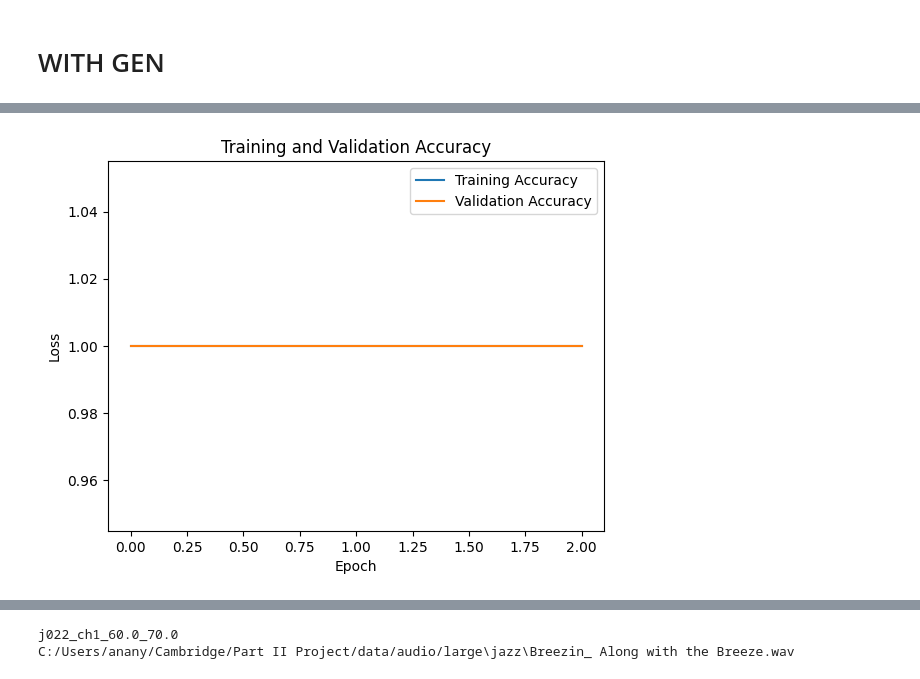
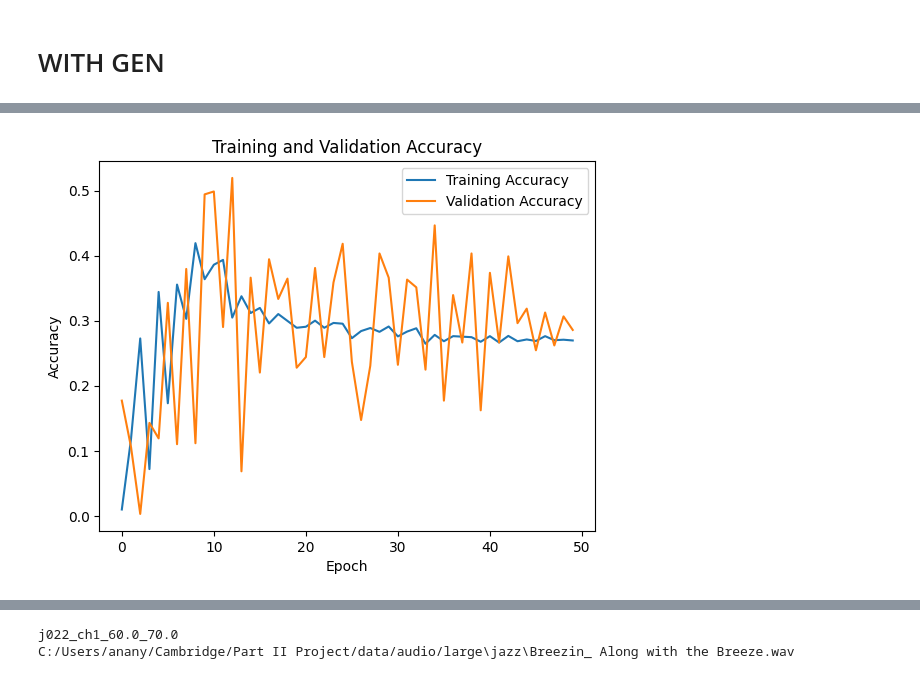
Before and after one commit to ananyajey/part-ii-project, a Jupyter notebook: main.ipynb, the cells around one changed output, grey strips where cells are left out. Drawn from its saved outputs; the diff is of its cells as text; code cells hidden in the pictures.

```diff
--- a/main.ipynb
+++ b/main.ipynb
@@ -307,8 +308,8 @@ else:
 # %%
 if not cross_validation and not generate:
     train_id_list, test_id_list = split_train_test(id_list=id_list, ratio=split_ratio)
-    train_ids, x_train, y_train = return_data(train_id_list, audio_dict=audio_dict, clip_length=clip_length, shift_length=shift_length, resize_dim=resize_dim, label_list=label_list, folderpath=image_folderpath)
-    test_ids, x_test, y_test = return_data(test_id_list, audio_dict=audio_dict, clip_length=clip_length, shift_length=shift_length, resize_dim=resize_dim, label_list=label_list, folderpath=image_folderpath)
+    train_ids, x_train, y_train = return_data(train_id_list, audio_dict=audio_dict, clip_length=clip_length, shift_length=shift_length, resize_dim=resize_dim, label_list=label_list, image_folderpath=image_folderpath)
+    test_ids, x_test, y_test = return_data(test_id_list, audio_dict=audio_dict, clip_length=clip_length, shift_length=shift_length, resize_dim=resize_dim, label_list=label_list, image_folderpath=image_folderpath)
 
     model = createModel(type=1, input_shape=x_train[0].shape)
 
@@ -339,7 +340,7 @@ if cross_validation and not generate:
     val_accuracy = []
     val_similarity = np.zeros((len(label_list), len(label_list)))
     test_similarity = np.zeros((len(label_list), len(label_list)))
-    test_ids, x_test, y_test = return_data(test_id_list, audio_dict=audio_dict, clip_length=clip_length, shift_length=shift_length, resize_dim=resize_dim, label_list=label_list, folderpath=image_folderpath)
+    test_ids, x_test, y_test = return_data(test_id_list, audio_dict=audio_dict, clip_length=clip_length, shift_length=shift_length, resize_dim=resize_dim, label_list=label_list, image_folderpath=image_folderpath)
 
 
     for b in range(len(batches)):
@@ -353,8 +354,8 @@ if cross_validation and not generate:
         train_id_list = [item for batch in train_id_list for item in batch]
         val_id_list = batches[b]
 
-        train_ids, x_train, y_train = return_data(train_id_list, audio_dict=audio_dict, clip_length=clip_length, shift_length=shift_length, resize_dim=resize_dim, label_list=label_list, folderpath=image_folderpath)
-        val_ids, x_val, y_val = return_data(val_id_list, audio_dict=audio_dict, clip_length=clip_length, shift_length=shift_length, resize_dim=resize_dim, label_list=label_list, folderpath=image_folderpath)
+        train_ids, x_train, y_train = return_data(train_id_list, audio_dict=audio_dict, clip_length=clip_length, shift_length=shift_length, resize_dim=resize_dim, label_list=label_list, image_folderpath=image_folderpath)
+        val_ids, x_val, y_val = return_data(val_id_list, audio_dict=audio_dict, clip_length=clip_length, shift_length=shift_length, resize_dim=resize_dim, label_list=label_list, image_folderpath=image_folderpath)
 
 
         # Create model
@@ -478,7 +479,7 @@ if not generate:
 # %% [markdown]
 # WITH GEN
 # %%
-def generate_data(id_list, audio_dict, clip_length, shift_length, resize_dim, label_list, folderpath = None, gen_batch_size = 1, model_batch_size = None, mode = "train"):
+def generate_data(id_list, audio_dict, clip_length, shift_length, resize_dim, label_list, image_folderpath = None, gen_batch_size = 1, model_batch_size = None, mode = "train"):
     '''
     Parameters
     ----------
@@ -532,7 +533,7 @@ def generate_data(id_list, audio_dict, clip_length, shift_length, resize_dim, la
             id = id_list[id_count]
             #print(id_count, id)
 
-            new_ids, new_imgs, new_labels = image_split_label(id, audio_dict=audio_dict, clip_length=clip_length, shift_length=shift_length, resize_dim=resize_dim, label_list=label_list, folderpath=folderpath)
+            new_ids, new_imgs, new_labels = image_split_label(id, audio_dict=audio_dict, clip_length=clip_length, shift_length=shift_length, resize_dim=resize_dim, label_list=label_list, image_folderpath=image_folderpath)
 
             out_ids.extend(new_ids)
 
@@ -547,7 +548,9 @@ def generate_data(id_list, audio_dict, clip_length, shift_length, resize_dim, la
             n_count += 1
             id_count += 1
 
-            if n_count % gen_batch_size == 0:
+            #print(id_count, id)
+
+            if (n_count % gen_batch_size == 0) or (id_count == len(id_list)):
                 assert(len(out_ids) == len(out_imgs) == len(out_labels)) # sanity check
                 perm = np.random.permutation(len(out_ids))
                 out_imgs = out_imgs[perm]
@@ -564,9 +567,10 @@ def generate_data(id_list, audio_dict, clip_length, shift_length, resize_dim, la
                 out_imgs = None
                 out_labels = None
 
-            if id_count == len(id_list):
-                id_count = 0
-                random.shuffle(id_list)
+                if id_count == len(id_list):
+                    id_count = 0
+                    n_count = 0
+                    random.shuffle(id_list)
 
     if mode == "test":
         # TODO return just images without shuffling
@@ -575,7 +579,7 @@ def generate_data(id_list, audio_dict, clip_length, shift_length, resize_dim, la
             id = id_list[id_count]
             print(id_count, id)
 
-            new_ids, new_imgs, new_labels = image_split_label(id, audio_dict=audio_dict, clip_length=clip_length, shift_length=shift_length, resize_dim=resize_dim, label_list=label_list, folderpath=folderpath)
+            new_ids, new_imgs, new_labels = image_split_label(id, image_folderpath=image_folderpath, audio_dict=audio_dict, clip_length=clip_length, shift_length=shift_length, resize_dim=resize_dim, label_list=label_list)
 
             if out_imgs is None:
                 out_imgs = new_imgs
@@ -618,15 +640,14 @@ def get_clip_ids(id_list, audio_dict, clip_length, shift_length):
 # %%
 if not cross_validation and generate:       # setup train/test,
 
-    #train_id_list, val_id_list = split_train_test(id_list=id_list_temp, ratio=split_ratio)
     train_id_list, val_id_list = split_train_test(id_list=id_list, ratio=split_ratio)
 
     train_set_len = len(get_clip_ids(train_id_list, audio_dict=audio_dict, clip_length=clip_length, shift_length=shift_length))
     val_set_len = len(get_clip_ids(val_id_list, audio_dict=audio_dict, clip_length=clip_length, shift_length=shift_length))
 
 
-    train_func = generate_data(train_id_list, folderpath=image_folderpath, gen_batch_size=gen_batch_size, model_batch_size=model_batch_size, mode="train", audio_dict=audio_dict, clip_length=clip_length, shift_length=shift_length, resize_dim=resize_dim, label_list=label_list)
-    val_func = generate_data(val_id_list, folderpath=image_folderpath, gen_batch_size=gen_batch_size, model_batch_size=model_batch_size, mode="train", audio_dict=audio_dict, clip_length=clip_length, shift_length=shift_length, resize_dim=resize_dim, label_list=label_list)
+    train_func = generate_data(train_id_list, image_folderpath=image_folderpath, gen_batch_size=gen_batch_size, model_batch_size=model_batch_size, mode="train", audio_dict=audio_dict, clip_length=clip_length, shift_length=shift_length, resize_dim=resize_dim, label_list=label_list)
+    val_func = generate_data(val_id_list, image_folderpath=image_folderpath, gen_batch_size=gen_batch_size, model_batch_size=model_batch_size, mode="train", audio_dict=audio_dict, clip_length=clip_length, shift_length=shift_length, resize_dim=resize_dim, label_list=label_list)
 
     input_shape = (resize_dim, resize_dim, 1)
 
@@ -639,7 +660,7 @@ if not cross_validation and generate:       # setup train/test,
 
     history_gen = model_gen.fit(train_func,
                         steps_per_epoch=int(train_set_len/model_batch_size),
-                                epochs=3,
+                                epochs=50,
                                 validation_data=val_func,
                                 validation_steps=int(val_set_len/model_batch_size),
                                 shuffle=True,
@@ -665,12 +782,12 @@ if not cross_validation and generate:
 # %%
 if not cross_validation and generate:
     plt.plot(history_gen.history['accuracy'], label='Training Accuracy')
     plt.plot(history_gen.history['val_accuracy'], label='Validation Accuracy')
     plt.title('Training and Validation Accuracy')
     plt.xlabel('Epoch')
-    plt.ylabel('Loss')
+    plt.ylabel('Accuracy')
     plt.legend()
     plt.show()
 # %% [output]
-[figure, old version]
+[figure, new version]
 # %%
```
Also changed, not shown: parts of 21 cells of this notebook.
